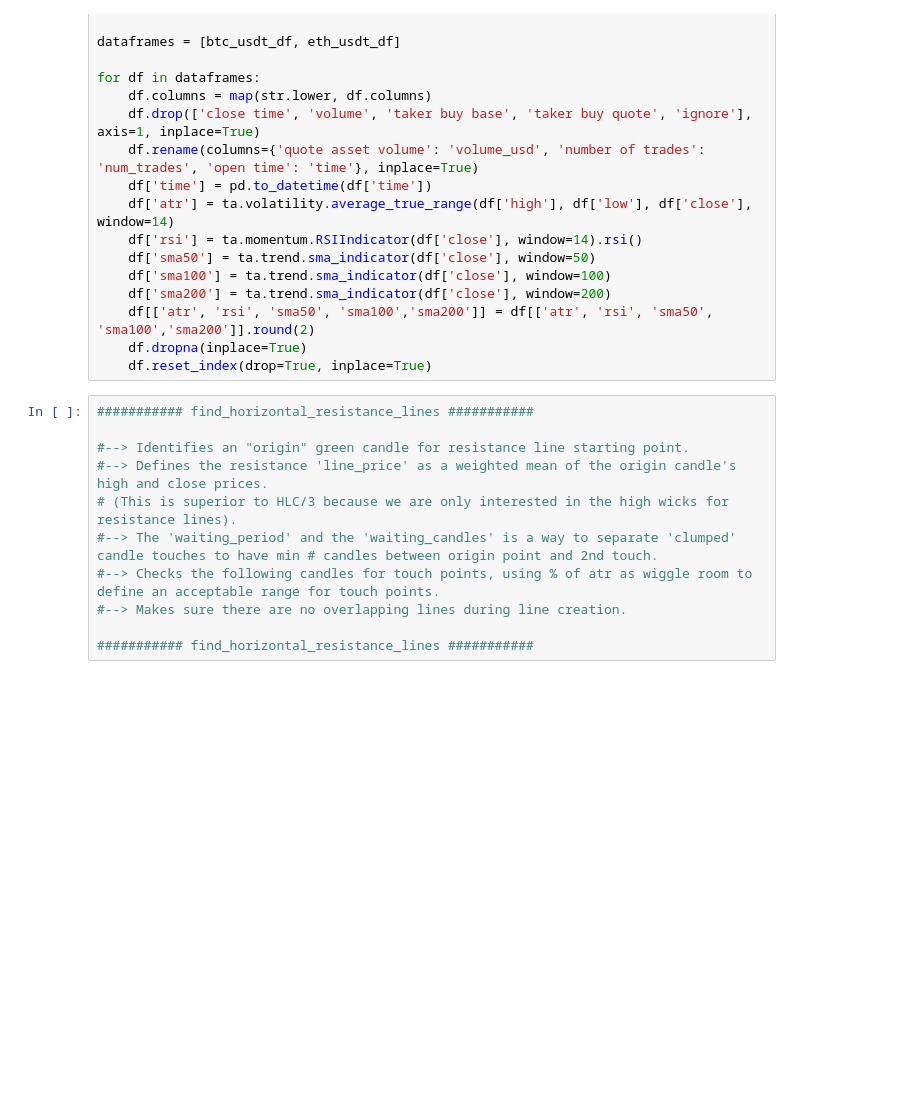
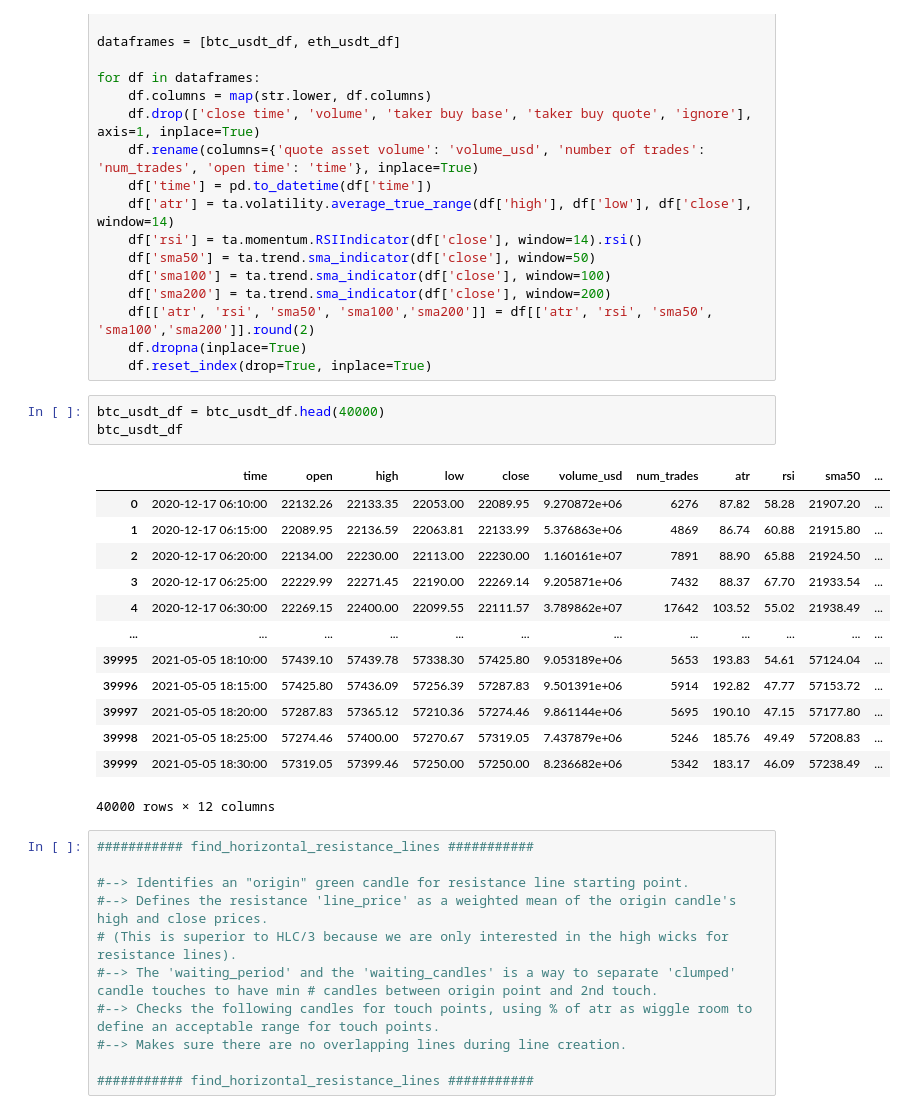
Before and after one commit to alexbabits/crypto-backtester, a Jupyter notebook: LineAnalysis.ipynb, the cells around one changed output. Cells and saved outputs as stored; diff of their text form; blank space fills up the shorter version.

```diff
--- a/LineAnalysis.ipynb
+++ b/LineAnalysis.ipynb
@@ -66,6 +66,23 @@ for df in dataframes:
     df[['atr', 'rsi', 'sma50', 'sma100','sma200']] = df[['atr', 'rsi', 'sma50', 'sma100','sma200']].round(2)
     df.dropna(inplace=True)
     df.reset_index(drop=True, inplace=True)
+# %%
+btc_usdt_df = btc_usdt_df.head(40000)
+btc_usdt_df
+# %% [output]
+|  | time | open | high | low | close | volume_usd | num_trades | atr | rsi | sma50 | ... |
+| 0 | 2020-12-17 06:10:00 | 22132.26 | 22133.35 | 22053.00 | 22089.95 | 9.270872e+06 | 6276 | 87.82 | 58.28 | 21907.20 | ... |
+| 1 | 2020-12-17 06:15:00 | 22089.95 | 22136.59 | 22063.81 | 22133.99 | 5.376863e+06 | 4869 | 86.74 | 60.88 | 21915.80 | ... |
+| 2 | 2020-12-17 06:20:00 | 22134.00 | 22230.00 | 22113.00 | 22230.00 | 1.160161e+07 | 7891 | 88.90 | 65.88 | 21924.50 | ... |
+| 3 | 2020-12-17 06:25:00 | 22229.99 | 22271.45 | 22190.00 | 22269.14 | 9.205871e+06 | 7432 | 88.37 | 67.70 | 21933.54 | ... |
+| 4 | 2020-12-17 06:30:00 | 22269.15 | 22400.00 | 22099.55 | 22111.57 | 3.789862e+07 | 17642 | 103.52 | 55.02 | 21938.49 | ... |
+| ... | ... | ... | ... | ... | ... | ... | ... | ... | ... | ... | ... |
+| 39995 | 2021-05-05 18:10:00 | 57439.10 | 57439.78 | 57338.30 | 57425.80 | 9.053189e+06 | 5653 | 193.83 | 54.61 | 57124.04 | ... |
+| 39996 | 2021-05-05 18:15:00 | 57425.80 | 57436.09 | 57256.39 | 57287.83 | 9.501391e+06 | 5914 | 192.82 | 47.77 | 57153.72 | ... |
+| 39997 | 2021-05-05 18:20:00 | 57287.83 | 57365.12 | 57210.36 | 57274.46 | 9.861144e+06 | 5695 | 190.10 | 47.15 | 57177.80 | ... |
+| 39998 | 2021-05-05 18:25:00 | 57274.46 | 57400.00 | 57270.67 | 57319.05 | 7.437879e+06 | 5246 | 185.76 | 49.49 | 57208.83 | ... |
+| 39999 | 2021-05-05 18:30:00 | 57319.05 | 57399.46 | 57250.00 | 57250.00 | 8.236682e+06 | 5342 | 183.17 | 46.09 | 57238.49 | ... |
+40000 rows × 12 columns
 # %%
 ########### find_horizontal_resistance_lines ###########
 
```
Also changed, not shown: parts of 13 cells of this notebook, 2 other files.
